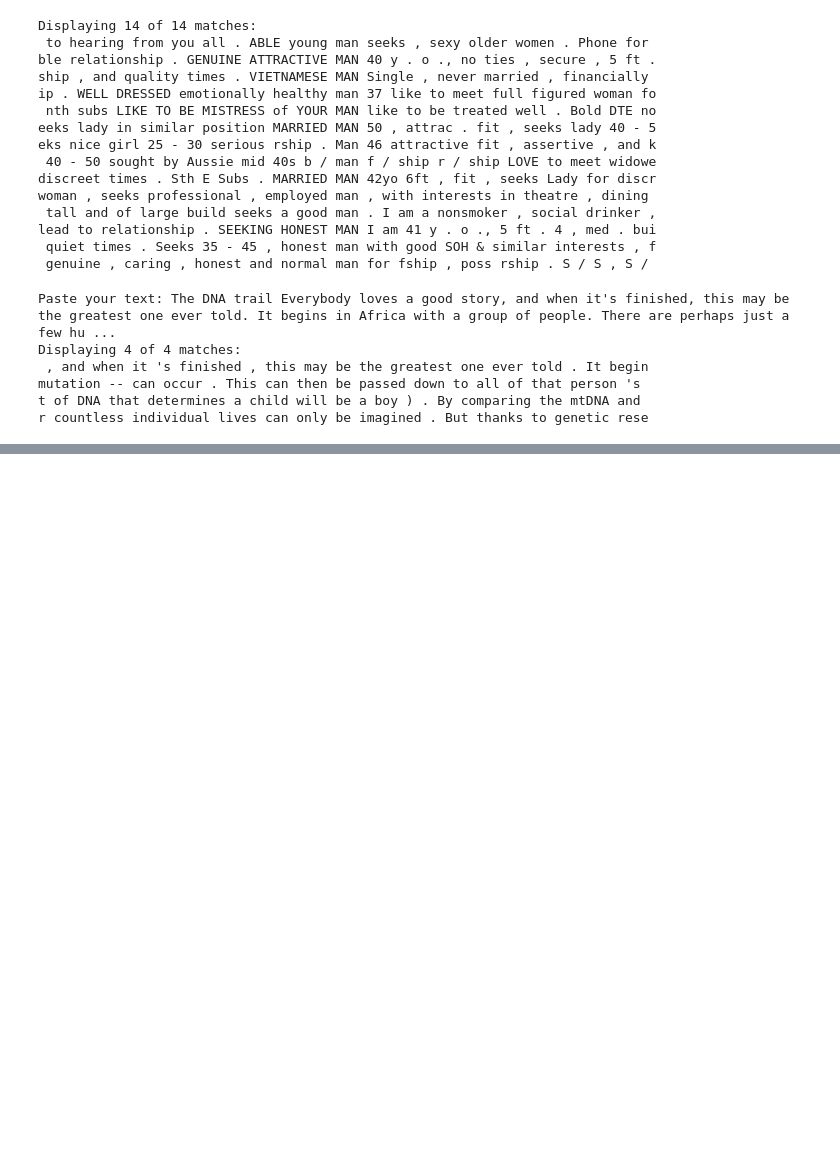
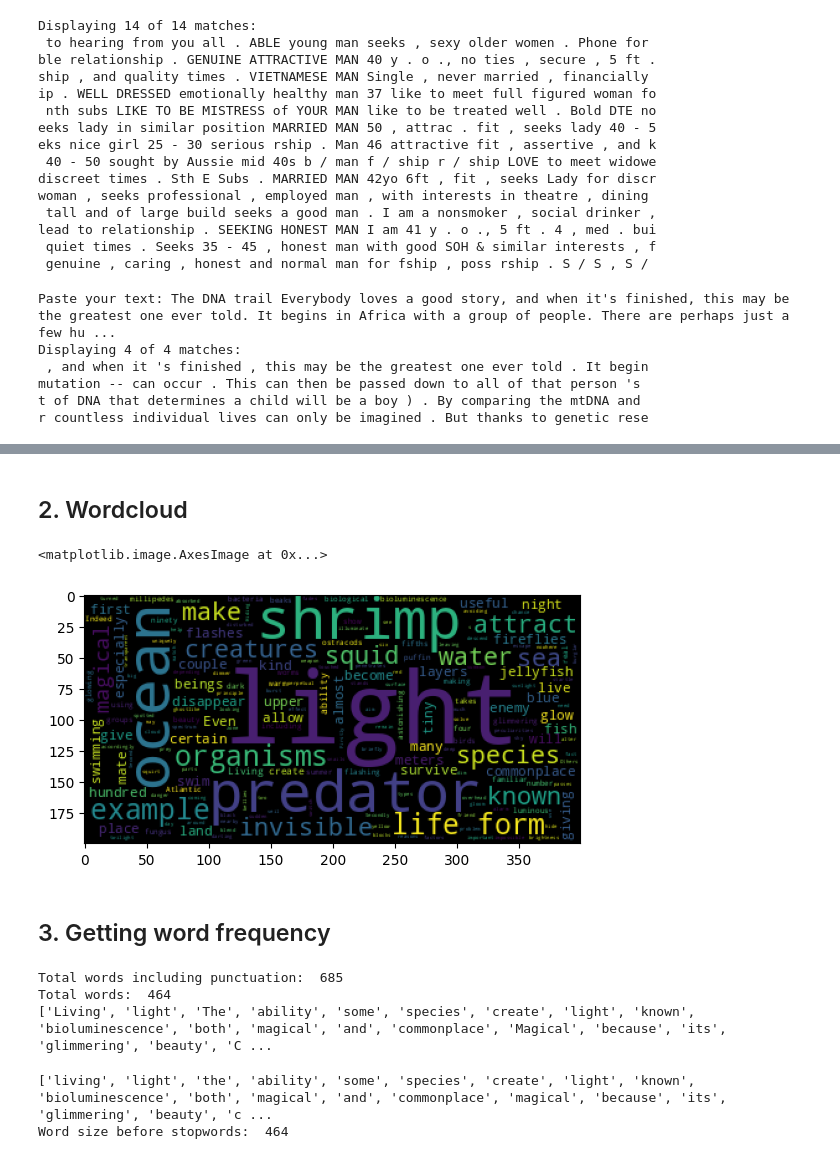
Before and after one commit to Minbbangi/DL23, a Jupyter notebook: Untitled3.ipynb, the cells around one changed output, grey strips where cells are left out. Saved outputs shown, nothing was run; the diff lists cells and outputs as text; code cells hidden in the pictures; blank space fills up the shorter version.

```diff
--- a/Untitled3.ipynb
+++ b/Untitled3.ipynb
@@ -322,0 +335,58 @@ r countless individual lives can only be imagined . But thanks to genetic rese
+# %%
+text = """
+Living light
+
+The ability of some species to create light, known as bioluminescence, is both magical and commonplace. Magical, because of its glimmering beauty. Commonplace, because many life forms can do it. On land the most familiar examples are fireflies, flashing to attract mates on a warm summer night. But there are other luminous land organisms, including glow-worms, millipedes, and some ninety species of fungus. Even some birds, such as the Atlantic puffin, have beaks that glow in the dark.
+But the real biological light show takes place in the sea. Here, an astonishing number of beings can make light. Some, such as ostracods, are like ocean fireflies, using flashes of light to attract mate. There are also glowing bacteria, and light-making fish, squid, and jellyfish. Indeed, of all the groups of organisms known to make light, more than four-fifths live in the ocean.
+As a place to live, the ocean has a couple of peculiarities. Firstly, there is almost nowhere to hide, so being invisible is very important. Secondly, as you descend, sunlight disappears. At first, red light is absorbed. Then the yellow and green parts of the spectrum disappear, leaving just the blue. At two-hundred meters below the surface, the ocean becomes a kind of perpetual twilight, and at six-hundred meters the blue fades out too. In fact, most of the ocean is as black as the night sky. These factors make light uniquely useful as a weapon or a veil.
+Hiding with light
+In the ocean’s upper layers, where light penetrates, creatures need to blend in to survive. Any life form that stands out is in danger of being spotted by predators, especially those swimming below, looking up. Many life forms solve this problem by avoiding the light zone during the day. Others, such as jellyfish and swimming snails, are transparent, ghostlike creatures, almost impossible to see.
+Other sea species use light to survive in the upper layers, but how? Some, such as certain shrimp and squid, illuminate their bellies to match the light coming from above. This allows them to become invisible to predators below. Their light can be turned on and off at will, some even have a dimmer switch. For example, certain types of shrimp can alter how much light they give off, depending on the brightness of the water around them. If a cloud passes overhead and briefly blocks the light, the shrimp will dim itself accordingly.
+But if the aim is to remain invisible, why do some creatures light up when they are touched, or when the water nearby is disturbed? A couple of reasons. First, a sudden burst of light may startle a predator, giving the prey a chance to escape. Some kinds of deep-sea squid, for example, give a big squirt of light before darting off into the gloom.
+Second, there is the principle of ‘the enemy of my enemy is my friend.’ Giving off light can help summon the predator of your predator. Known as the burglar alarm effect, this is especially useful for tiny life forms, such as dinoflagellates, that cannot swim fast. For such small beings, water is too viscous to allow a quick getaway, it would be like trying to swim through syrup. Instead, when threatened by a shrimp, for example, these organisms light up. The flashes attract larger fish that are better able to spot, and eat, the shrimp. The chief defense for these tiny organisms is therefore not fight or flight, but light.
+"""
+# %% [markdown]
+## 2. Wordcloud
+# %%
+from wordcloud import WordCloud, STOPWORDS
+import matplotlib.pyplot as plt
+
+wc = WordCloud().generate(text)
+plt.imshow(wc)
+# %% [output]
+<matplotlib.image.AxesImage at 0x...>
+[figure, added]
+# %% [markdown]
+## 3. Getting word frequency
+# %%
+# word_tokenize: separating punctuation as individual word items
+words = word_tokenize(text)
+
+# Without punctuation:
+wordlist = []
+
+for w in words:
+  if len(w) > 2:
+    wordlist.append(w)
+
+print('Total words including punctuation: ', len(words))
+print('Total words: ', len(wordlist))
+print(wordlist)
+# %% [output]
+Total words including punctuation:  685
+Total words:  464
+['Living', 'light', 'The', 'ability', 'some', 'species', 'create', 'light', 'known', 'bioluminescence', 'both', 'magical', 'and', 'commonplace', 'Magical', 'because', 'its', 'glimmering', 'beauty', 'C ...
+# %%
+# Lower case
+lowerword = []
+
+for w in wordlist:
+  w1 = w.lower()
+  lowerword.append(w1)
+print(lowerword)
+
+words = lowerword
+print("Word size before stopwords: ", len(words))
+# %% [output]
+['living', 'light', 'the', 'ability', 'some', 'species', 'create', 'light', 'known', 'bioluminescence', 'both', 'magical', 'and', 'commonplace', 'magical', 'because', 'its', 'glimmering', 'beauty', 'c ...
+Word size before stopwords:  464
```
Also changed, not shown: parts of 35 cells of this notebook.
